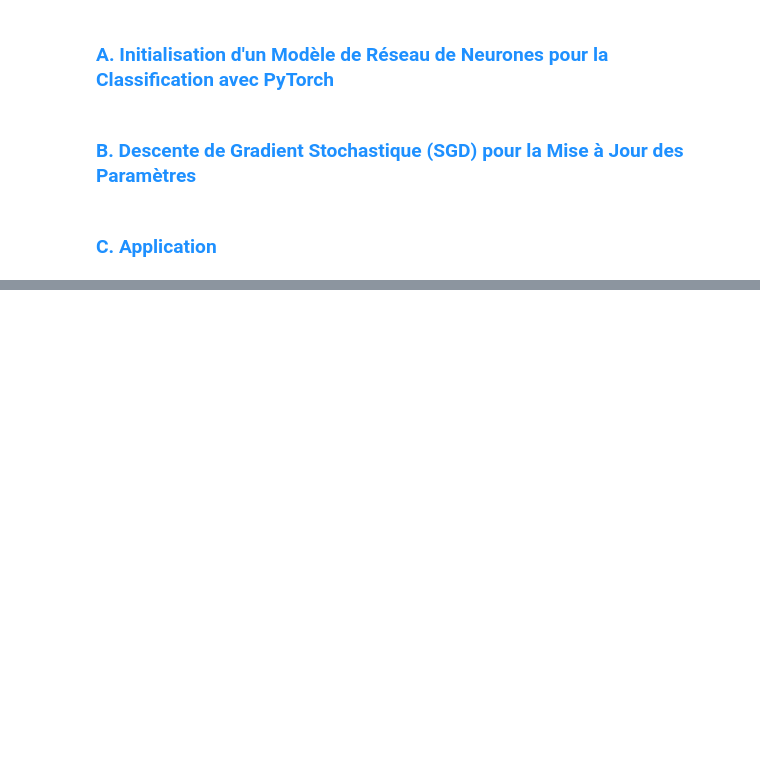
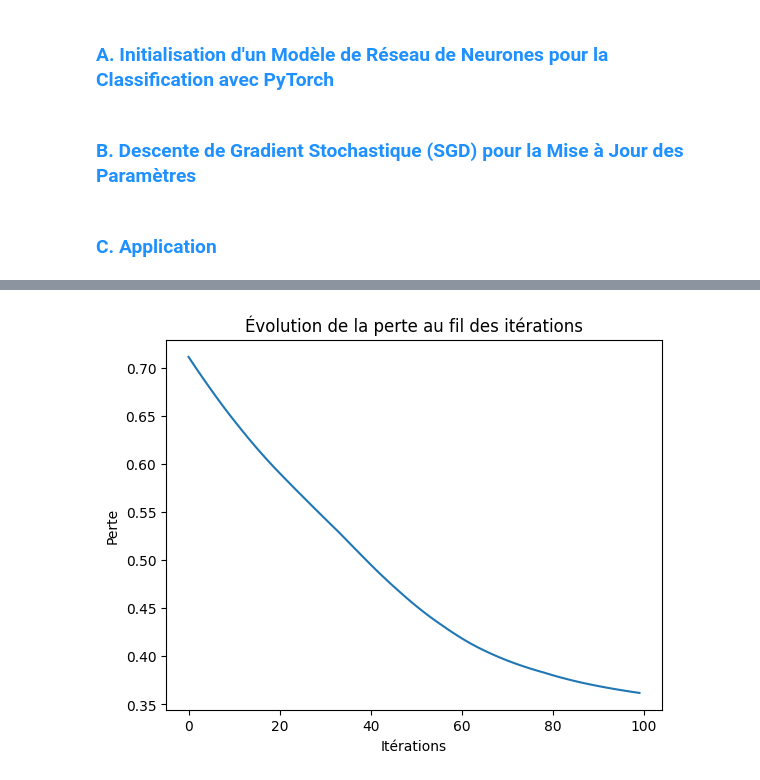
Before and after one commit to OmarElHrr/TP-1-DEEP-LEARNING, a Jupyter notebook: TP1_DL.ipynb, the cells around one changed output, grey strips where cells are left out. Cells and saved outputs as stored; diff of their text form; code cells hidden in the pictures; blank space fills up the shorter version.

```diff
--- a/TP1_DL.ipynb
+++ b/TP1_DL.ipynb
@@ -766,0 +773,15 @@ loss sur train dans epoch 999:  0.33547496795654297
+# %%
+def init_model_auto(nx, nh, ny, eta):
+    model = torch.nn.Sequential(
+        torch.nn.Linear(nx, nh), # Couche linéaire d'entrée à la couche cachée
+        torch.nn.ReLU(),         # Fonction d'activation ReLU pour la couche cachée max(0, z)
+        torch.nn.Linear(nh, ny), # Couche linéaire de la couche cachée à la couche de sortie
+        torch.nn.Softmax(dim=1)  # Fonction d'activation Softmax pour la couche de sortie (classification du multiclasse)
+        #torch.nn.Sigmoid()
+
+    )
+    # Définition de la fonction de perte CrossEntropyLoss pour une tâche de classification multiclasse
+    loss = torch.nn.CrossEntropyLoss()
+    # Définition de l'optimiseur stochastique de descente de gradient (SGD) avec le taux d'apprentissage (eta) spécifié
+    optim = torch.optim.SGD(model.parameters(), lr=eta)
+    return model, loss, optim
@@ -766,0 +790,68 @@ loss sur train dans epoch 999:  0.33547496795654297
+# %%
+N_epoch = 100 #nombre des epoch
+batch = 10 # taille du batch
+N = 100 # taille des donnees
+eta =  0.01 #  learning rate
+#importation des données
+X, Y= make_classification(n_samples=N, n_features=2, n_informative=2, n_redundant=0, random_state=42)
+# Convertir les arrays NumPy en tensors PyTorch
+X = torch.tensor(X, dtype=torch.float32)
+Y = torch.tensor(Y, dtype=torch.int64)
+
+# dictionnaire pour stocker la perte du modèle pour chaque époque
+loss_history = []
+
+#initialiser les paramètres du modèle
+model_auto, loss_auto, optim_auto = init_model_auto(2, 4, 2, 0.02)
+#Boucle pour l'entraînement du modèle par des époques.
+for epoch in range(N_epoch):
+    j = 0
+    loss_glob = 0 #Réinitialiser la perte  du modèle pour chaque époque.
+    #Diviser les données sous forme de mini-batchs.
+    #Boucle sur les mini-batchs.
+    for i in range(1, N // batch + 1):
+        # Sélectionner un mini-batch à partir des données
+        X_epoch = X[j:i * batch, :]
+        Y_epoch = Y[j: i * batch]
+        # Effectuer la propagation avant pour obtenir les prédictions du modèle
+        Y_hat = model_auto(X_epoch)
+        # Remettre à zéro les gradients accumulés pour éviter l'accumulation d'informations de gradient d'une itération à l'autre.
+        optim_auto.zero_grad()
+        # calculer la perte pour le mini-batch actuel
+        los = loss_auto(Y_hat, Y_epoch)
+        # Rétropropagation et mise à jour des paramètres avec la descente de gradient stochastique
+        los.backward()
+        optim_auto.step()
+        j = i * batch
+        # Accumuler la perte pour le mini-batch actuel
+        loss_glob += los
+    #Ce bloc de code gère le cas où la taille totale des données n'est pas un multiple de la taille du mini-batch.
+    if (N % batch != 0 and i ==  N // batch ) :
+        # Sélectionner un mini-batch à partir des données
+        X_epoch = X[ j : N, :]
+        Y_epoch = Y[j:N]
+        # Effectuer la propagation avant pour obtenir les prédictions du modèle
+        Y_hat = model_auto(X_epoch)
+        # Remettre à zéro les gradients accumulés pour éviter l'accumulation d'informations de gradient d'une itération à l'autre.
+        optim_auto.zero_grad()
+        # calculer la perte pour le mini-batch actuel
+        los = loss_auto(Y_hat, Y_epoch)
+        # Rétropropagation et mise à jour des paramètres avec la descente de gradient stochastique
+        los.backward()
+        optim_auto.step()
+        j = i * batch
+        # Accumuler la perte pour le mini-batch actuel
+        loss_glob += los
+    # Normalisation de la perte moyenne sur l'ensemble des mini-batchs d'une époque
+    loss_glob /= (N // batch)
+    #Afficher la perte et la précision calculées sur l'ensemble d'entraînement pour chaque époque.
+    print(f"loss sur train dans epoch {epoch} : ", loss_glob.item())
+    loss_history.append(loss_glob.item())
+
+#graphique qui affiche l'évolution de la perte au cours des époques d'entraînement.
+plt.plot(loss_history)
+plt.xlabel('Itérations')
+plt.ylabel('Perte')
+plt.title('Évolution de la perte au fil des itérations')
+plt.show()
+# %% [output]
@@ -766,0 +875 @@ loss sur train dans epoch 999:  0.33547496795654297
+[figure, added]
```
Also changed, not shown: parts of 8 cells of this notebook.
